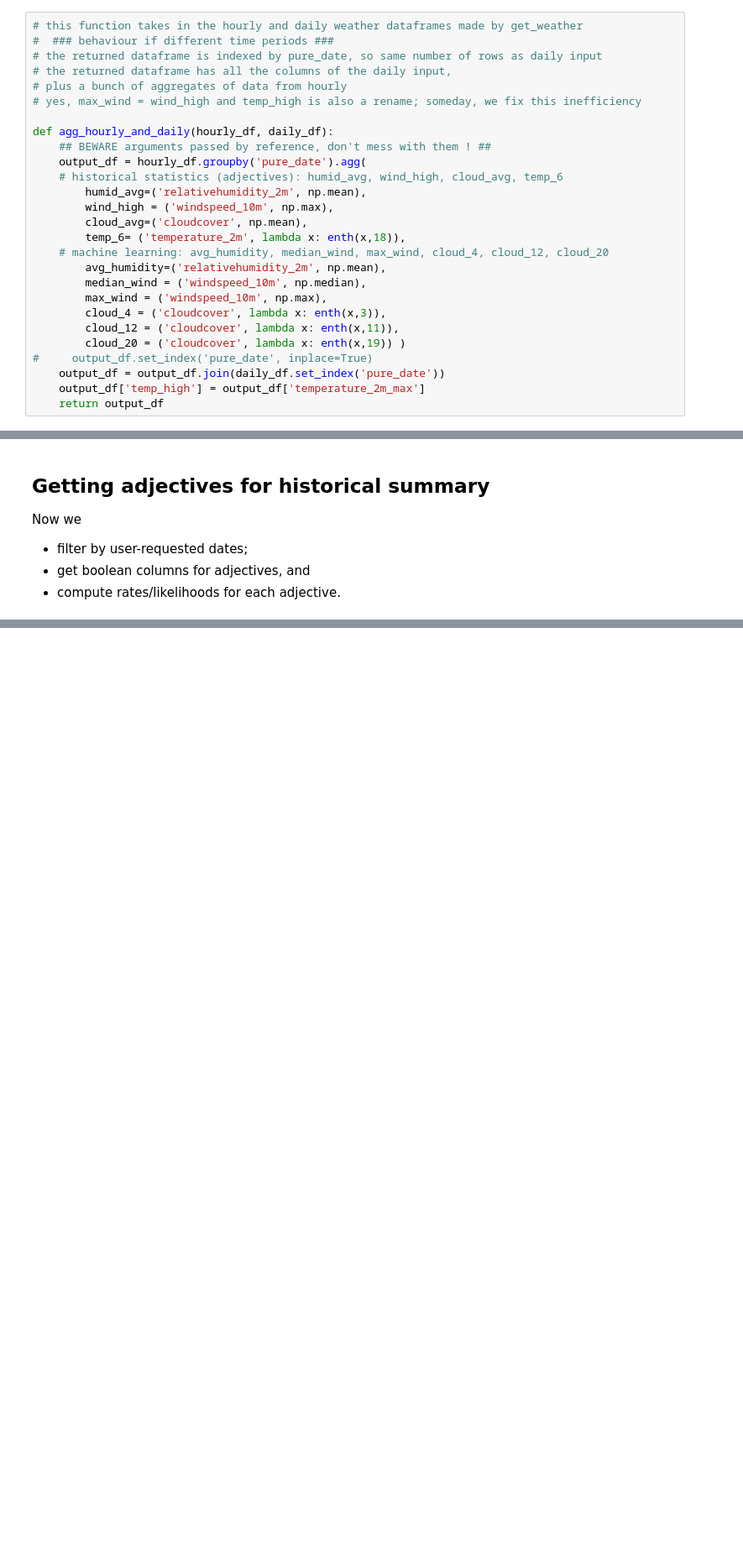
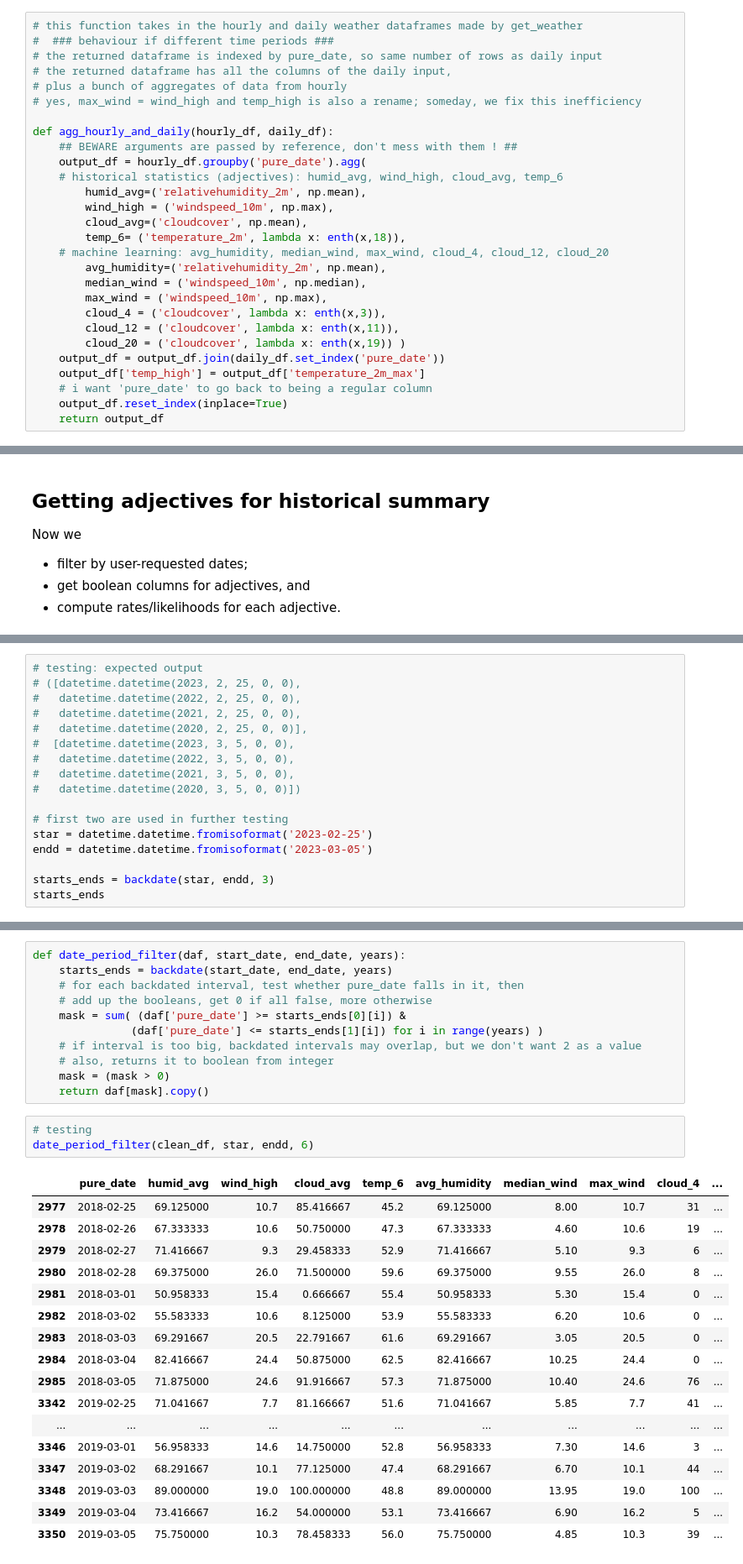
Before and after one commit to laurinalastella/Weather_Data_Analysis, a Jupyter notebook: Data_Cleaning/Alice_GetDataCLeanData.ipynb, the cells around one changed output, grey strips where cells are left out. Shown: that part at 84% size. Saved outputs shown, nothing was run; the diff lists cells and outputs as text; blank space fills up the shorter version.

Commit message:
date filter done

```diff
--- a/Data_Cleaning/Alice_GetDataCLeanData.ipynb
+++ b/Data_Cleaning/Alice_GetDataCLeanData.ipynb
@@ -196,7 +196,7 @@ def enth(x, n):
 # yes, max_wind = wind_high and temp_high is also a rename; someday, we fix this inefficiency
 
 def agg_hourly_and_daily(hourly_df, daily_df):
-    ## BEWARE arguments passed by reference, don't mess with them ! ##
+    ## BEWARE arguments are passed by reference, don't mess with them ! ##
     output_df = hourly_df.groupby('pure_date').agg(
     # historical statistics (adjectives): humid_avg, wind_high, cloud_avg, temp_6
         humid_avg=('relativehumidity_2m', np.mean),
@@ -210,9 +210,10 @@ def agg_hourly_and_daily(hourly_df, daily_df):
         cloud_4 = ('cloudcover', lambda x: enth(x,3)),
         cloud_12 = ('cloudcover', lambda x: enth(x,11)),
         cloud_20 = ('cloudcover', lambda x: enth(x,19)) )
-#     output_df.set_index('pure_date', inplace=True)
     output_df = output_df.join(daily_df.set_index('pure_date'))
     output_df['temp_high'] = output_df['temperature_2m_max']
+    # i want 'pure_date' to go back to being a regular column
+    output_df.reset_index(inplace=True)
     return output_df
 # %%
 # testing, using the hourly_test_df from previous test
@@ -239,0 +264,17 @@ Now we
+# %%
+# testing: expected output
+# ([datetime.datetime(2023, 2, 25, 0, 0),
+#   datetime.datetime(2022, 2, 25, 0, 0),
+#   datetime.datetime(2021, 2, 25, 0, 0),
+#   datetime.datetime(2020, 2, 25, 0, 0)],
+#  [datetime.datetime(2023, 3, 5, 0, 0),
+#   datetime.datetime(2022, 3, 5, 0, 0),
+#   datetime.datetime(2021, 3, 5, 0, 0),
+#   datetime.datetime(2020, 3, 5, 0, 0)])
+
+# first two are used in further testing
+star = datetime.datetime.fromisoformat('2023-02-25')
+endd = datetime.datetime.fromisoformat('2023-03-05')
+
+starts_ends = backdate(star, endd, 3)
+starts_ends
@@ -239,0 +292,32 @@ Now we
+# %%
+def date_period_filter(daf, start_date, end_date, years):
+    starts_ends = backdate(start_date, end_date, years)
+    # for each backdated interval, test whether pure_date falls in it, then
+    # add up the booleans, get 0 if all false, more otherwise
+    mask = sum( (daf['pure_date'] >= starts_ends[0][i]) &
+               (daf['pure_date'] <= starts_ends[1][i]) for i in range(years) )
+    # if interval is too big, backdated intervals may overlap, but we don't want 2 as a value
+    # also, returns it to boolean from integer
+    mask = (mask > 0)
+    return daf[mask].copy()
+# %%
+# testing
+date_period_filter(clean_df, star, endd, 6)
+# %% [output]
+|  | pure_date | humid_avg | wind_high | cloud_avg | temp_6 | avg_humidity | median_wind | max_wind | cloud_4 | ... |
+| 2977 | 2018-02-25 | 69.125000 | 10.7 | 85.416667 | 45.2 | 69.125000 | 8.00 | 10.7 | 31 | ... |
+| 2978 | 2018-02-26 | 67.333333 | 10.6 | 50.750000 | 47.3 | 67.333333 | 4.60 | 10.6 | 19 | ... |
+| 2979 | 2018-02-27 | 71.416667 | 9.3 | 29.458333 | 52.9 | 71.416667 | 5.10 | 9.3 | 6 | ... |
+| 2980 | 2018-02-28 | 69.375000 | 26.0 | 71.500000 | 59.6 | 69.375000 | 9.55 | 26.0 | 8 | ... |
+| 2981 | 2018-03-01 | 50.958333 | 15.4 | 0.666667 | 55.4 | 50.958333 | 5.30 | 15.4 | 0 | ... |
+| 2982 | 2018-03-02 | 55.583333 | 10.6 | 8.125000 | 53.9 | 55.583333 | 6.20 | 10.6 | 0 | ... |
+| 2983 | 2018-03-03 | 69.291667 | 20.5 | 22.791667 | 61.6 | 69.291667 | 3.05 | 20.5 | 0 | ... |
+| 2984 | 2018-03-04 | 82.416667 | 24.4 | 50.875000 | 62.5 | 82.416667 | 10.25 | 24.4 | 0 | ... |
+| 2985 | 2018-03-05 | 71.875000 | 24.6 | 91.916667 | 57.3 | 71.875000 | 10.40 | 24.6 | 76 | ... |
+| 3342 | 2019-02-25 | 71.041667 | 7.7 | 81.166667 | 51.6 | 71.041667 | 5.85 | 7.7 | 41 | ... |
+| ... | ... | ... | ... | ... | ... | ... | ... | ... | ... | ... |
+| 3346 | 2019-03-01 | 56.958333 | 14.6 | 14.750000 | 52.8 | 56.958333 | 7.30 | 14.6 | 3 | ... |
+| 3347 | 2019-03-02 | 68.291667 | 10.1 | 77.125000 | 47.4 | 68.291667 | 6.70 | 10.1 | 44 | ... |
+| 3348 | 2019-03-03 | 89.000000 | 19.0 | 100.000000 | 48.8 | 89.000000 | 13.95 | 19.0 | 100 | ... |
+| 3349 | 2019-03-04 | 73.416667 | 16.2 | 54.000000 | 53.1 | 73.416667 | 6.90 | 16.2 | 5 | ... |
+| 3350 | 2019-03-05 | 75.750000 | 10.3 | 78.458333 | 56.0 | 75.750000 | 4.85 | 10.3 | 39 | ... |
```
Also changed, not shown: parts of 22 cells of this notebook.
